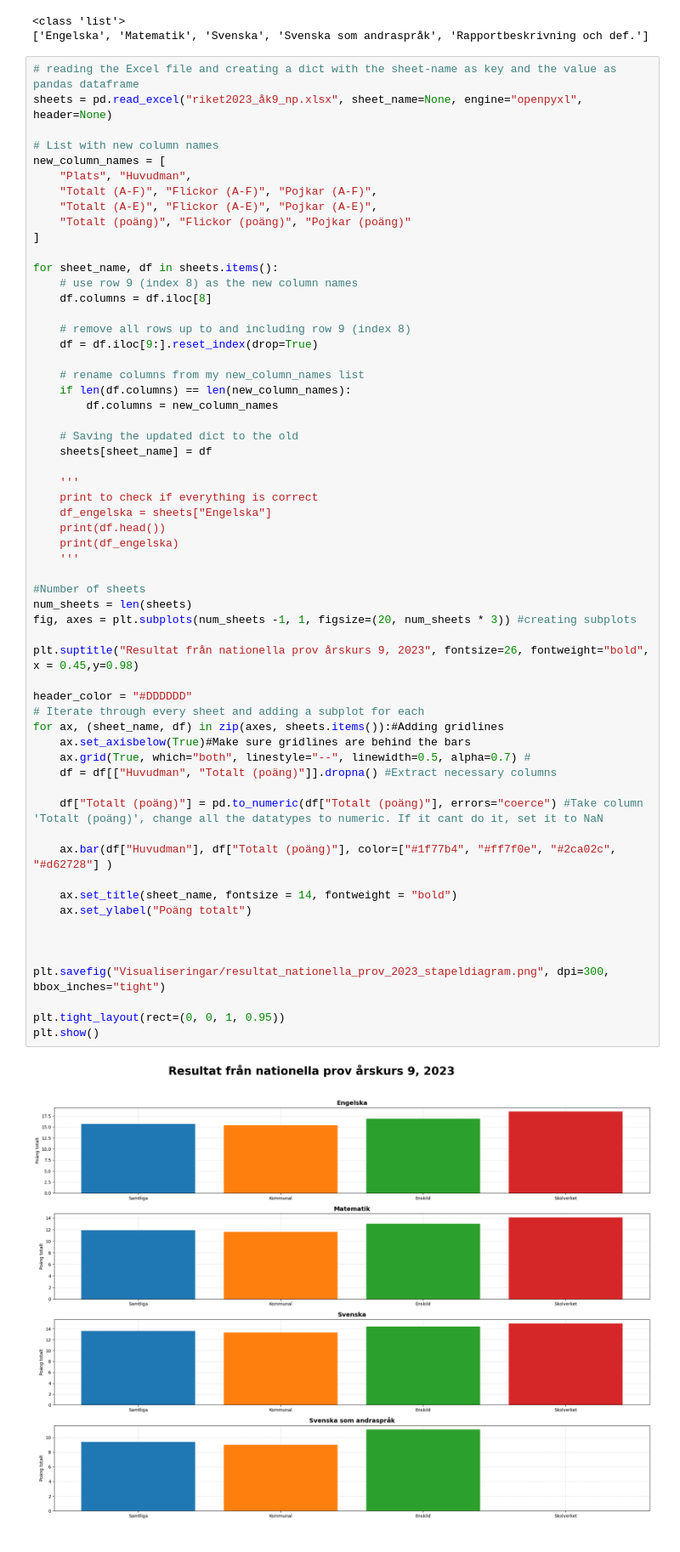
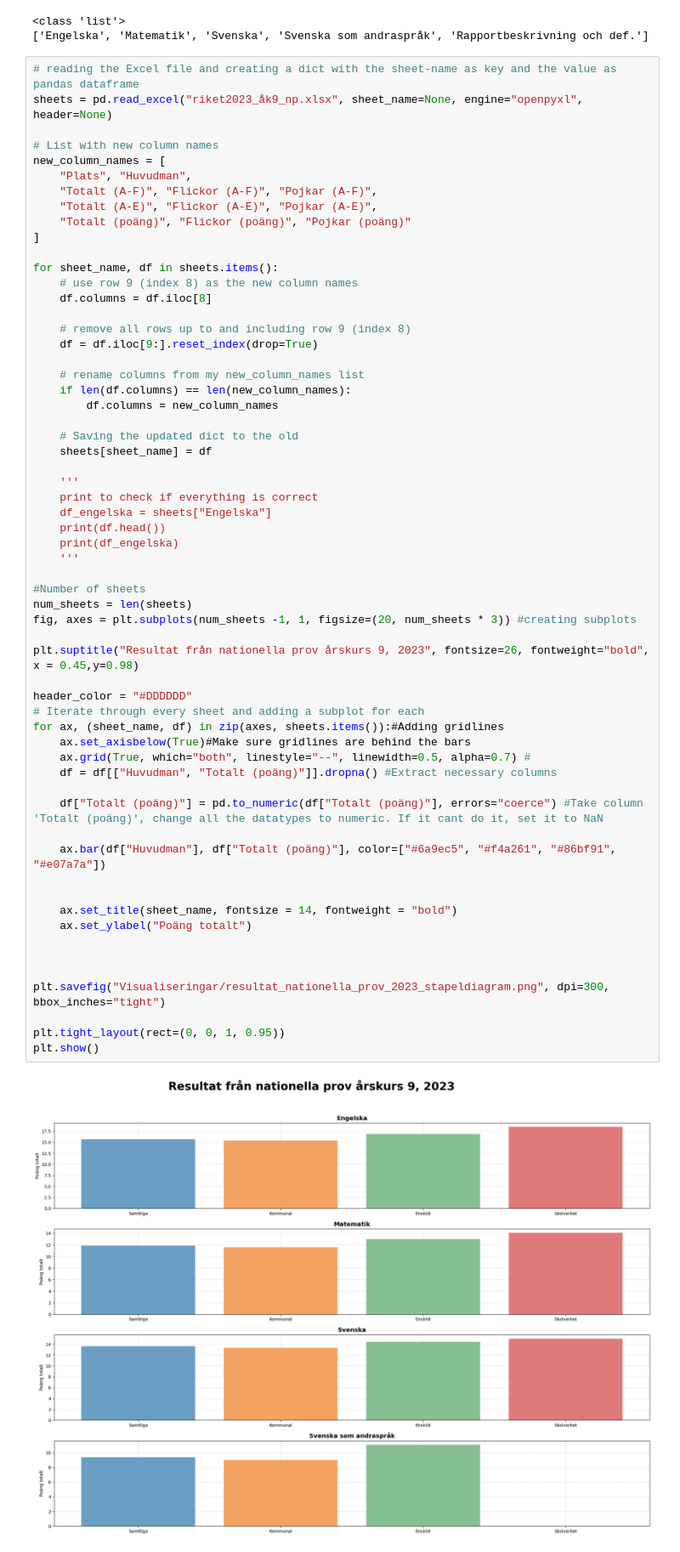
Before and after one commit to Vence85/labb2, a Jupyter notebook: Task_1.ipynb, the cells around one changed output. Shown: that part at 85% size. Saved outputs shown, nothing was run; the diff lists cells and outputs as text.

Commit message:
Changed bar colors to a softer variant

```diff
--- a/Task_1.ipynb
+++ b/Task_1.ipynb
@@ -46,32 +46,33 @@ for sheet_name, df in sheets.items():
     print(df.head())
     print(df_engelska)
     '''
 
 #Number of sheets
 num_sheets = len(sheets)
 fig, axes = plt.subplots(num_sheets -1, 1, figsize=(20, num_sheets * 3)) #creating subplots
 
 plt.suptitle("Resultat från nationella prov årskurs 9, 2023", fontsize=26, fontweight="bold", x = 0.45,y=0.98)
 
 header_color = "#DDDDDD"
 # Iterate through every sheet and adding a subplot for each
 for ax, (sheet_name, df) in zip(axes, sheets.items()):#Adding gridlines
     ax.set_axisbelow(True)#Make sure gridlines are behind the bars
     ax.grid(True, which="both", linestyle="--", linewidth=0.5, alpha=0.7) #
     df = df[["Huvudman", "Totalt (poäng)"]].dropna() #Extract necessary columns
 
     df["Totalt (poäng)"] = pd.to_numeric(df["Totalt (poäng)"], errors="coerce") #Take column 'Totalt (poäng)', change all the datatypes to numeric. If it cant do it, set it to NaN
 
-    ax.bar(df["Huvudman"], df["Totalt (poäng)"], color=["#1f77b4", "#ff7f0e", "#2ca02c", "#d62728"] )
+    ax.bar(df["Huvudman"], df["Totalt (poäng)"], color=["#6a9ec5", "#f4a261", "#86bf91", "#e07a7a"])
+
 
     ax.set_title(sheet_name, fontsize = 14, fontweight = "bold")
     ax.set_ylabel("Poäng totalt")
 
 
 
 plt.savefig("Visualiseringar/resultat_nationella_prov_2023_stapeldiagram.png", dpi=300, bbox_inches="tight")
 
 plt.tight_layout(rect=(0, 0, 1, 0.95))
 plt.show()
 # %% [output]
-[figure, old version]
+[figure, new version]
```
Also changed, not shown: 1 other file.
